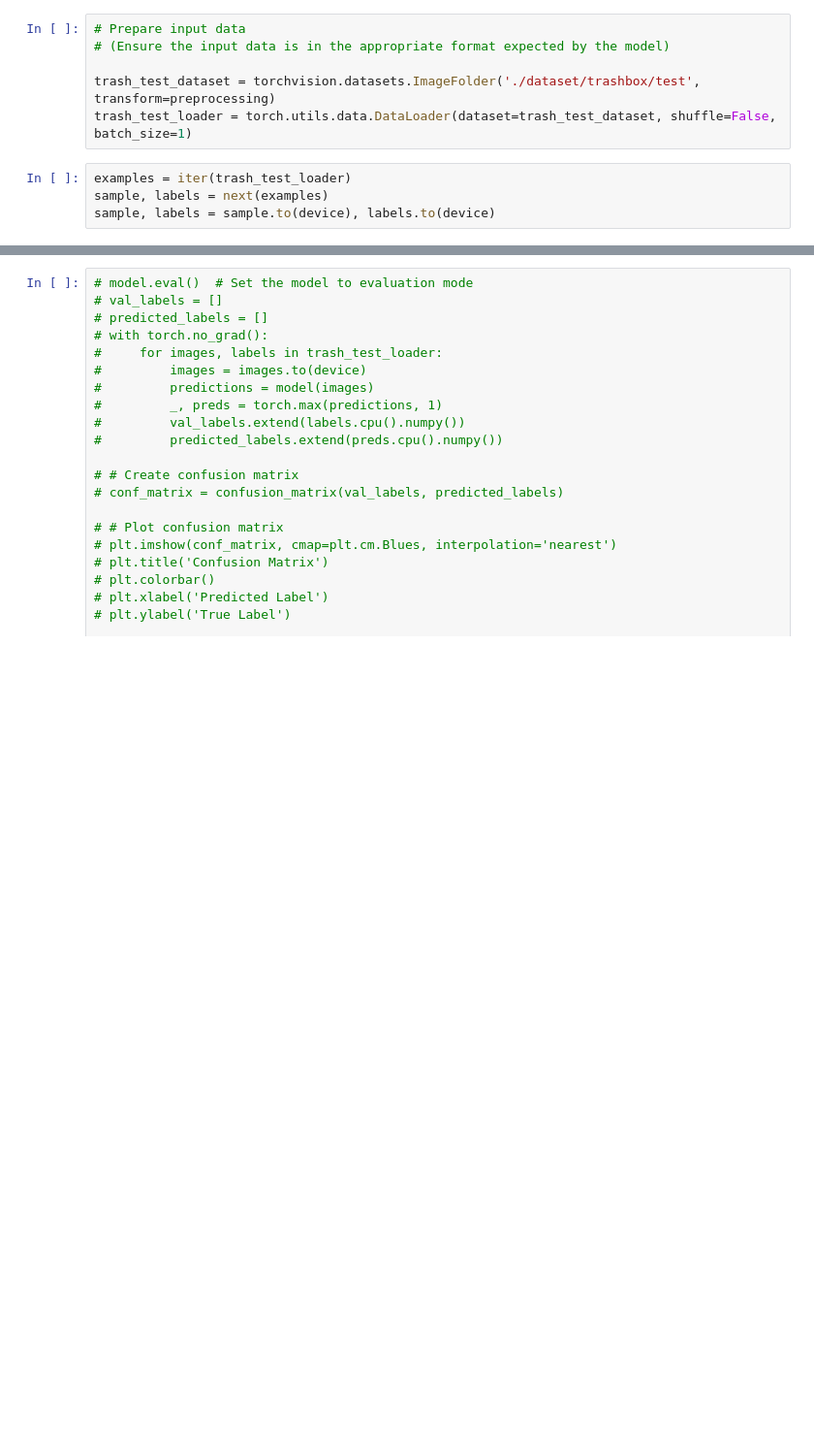
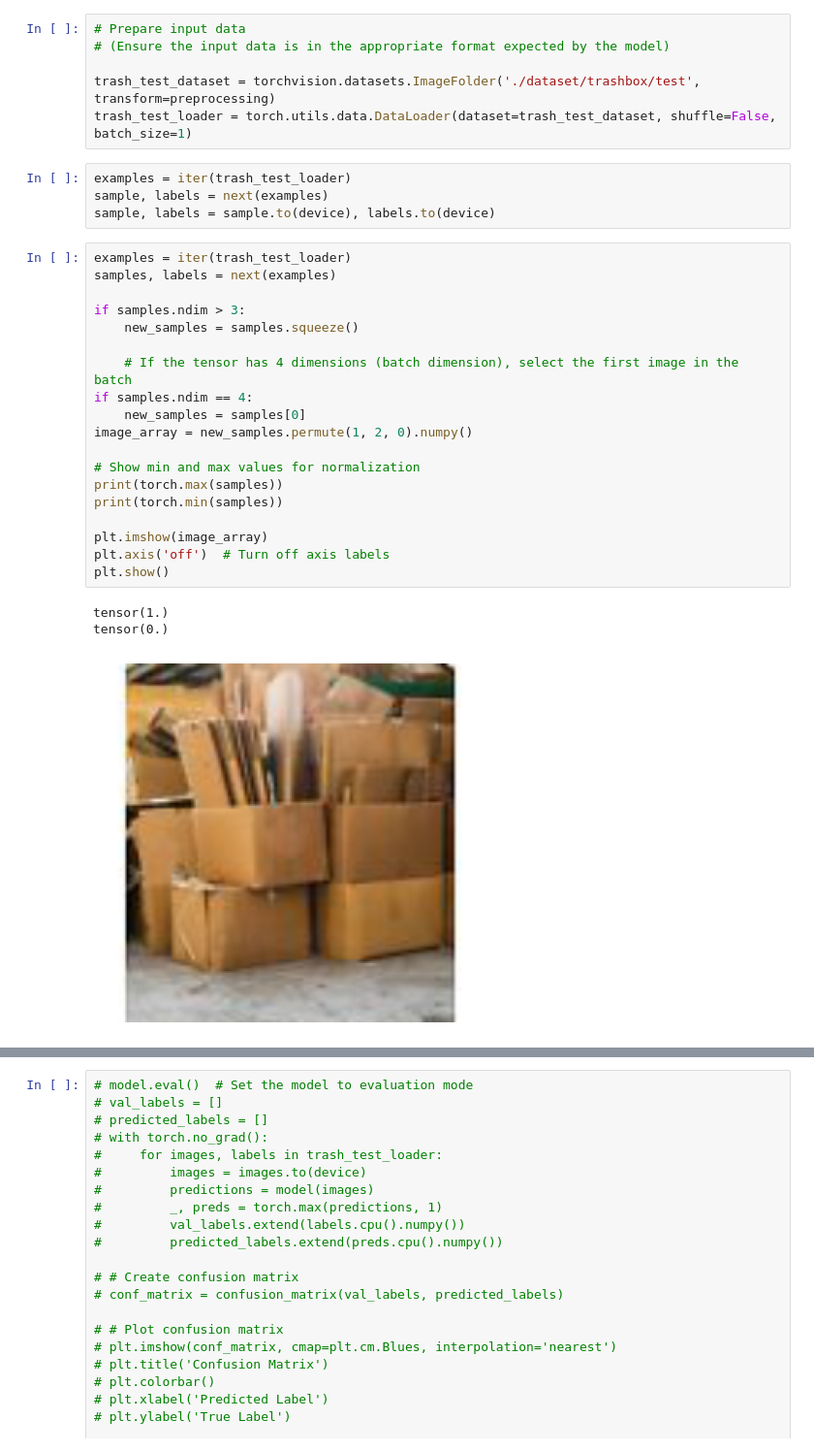
Before and after one commit to SchadenKai/Trashbox-ARD, a Jupyter notebook: EvaluateModel copy.ipynb, the cells around one changed output, grey strips where cells are left out. Shown at 97% size. Cells and saved outputs as stored; diff of their text form; blank space fills up the shorter version.

```diff
--- a/EvaluateModel copy.ipynb
+++ b/EvaluateModel copy.ipynb
@@ -101,6 +69,29 @@ trash_test_loader = torch.utils.data.DataLoader(dataset=trash_test_dataset, shuf
 examples = iter(trash_test_loader)
 sample, labels = next(examples)
 sample, labels = sample.to(device), labels.to(device)
+# %%
+examples = iter(trash_test_loader)
+samples, labels = next(examples)
+
+if samples.ndim > 3:
+    new_samples = samples.squeeze()
+
+    # If the tensor has 4 dimensions (batch dimension), select the first image in the batch
+if samples.ndim == 4:
+    new_samples = samples[0]
+image_array = new_samples.permute(1, 2, 0).numpy()
+
+# Show min and max values for normalization
+print(torch.max(samples))
+print(torch.min(samples))
+
+plt.imshow(image_array)
+plt.axis('off')  # Turn off axis labels
+plt.show()
+# %% [output]
+tensor(1.)
+tensor(0.)
+[figure, added]
 # %%
 inference_times = []
 for images, targets in trash_test_loader:
```
Also changed, not shown: parts of 11 cells of this notebook, 6 other files.
